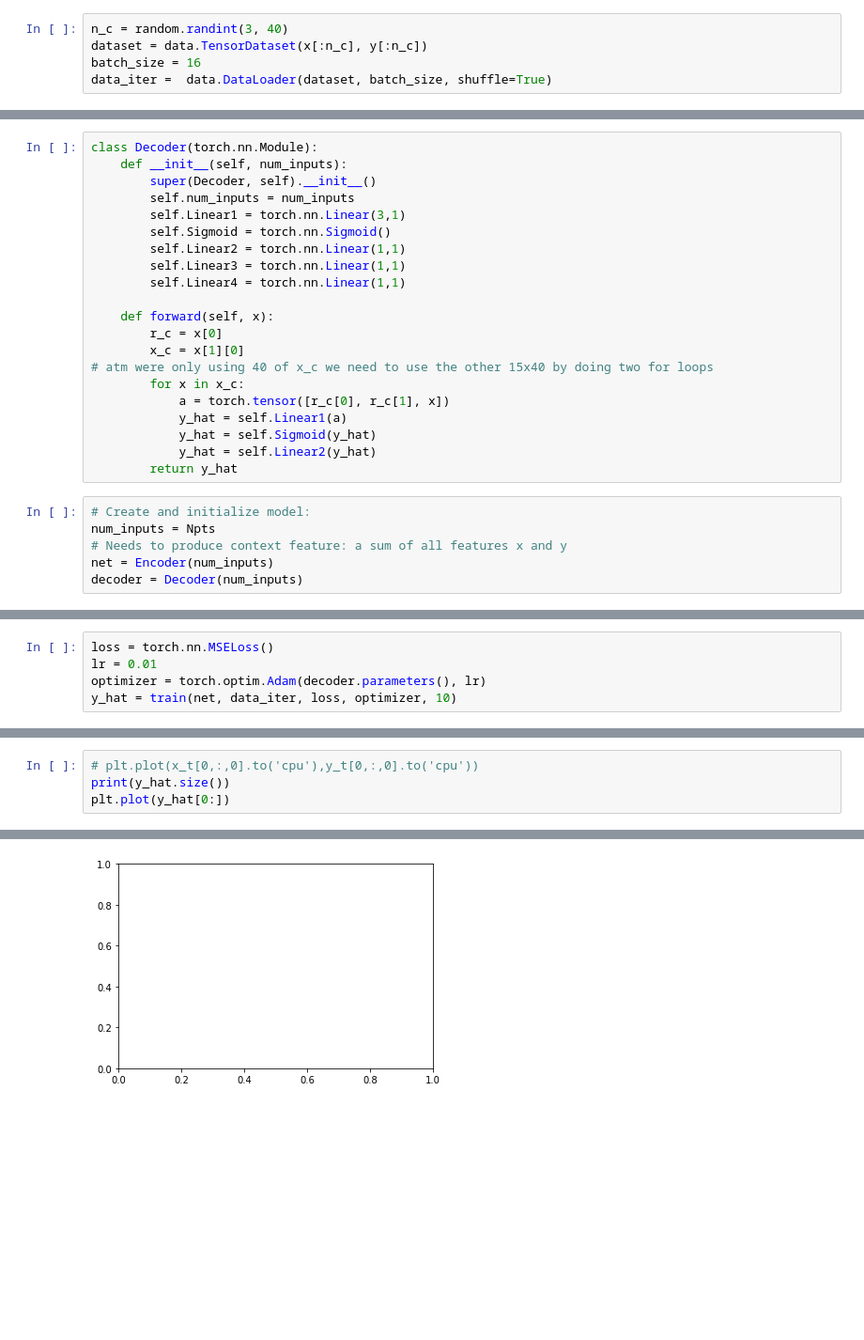
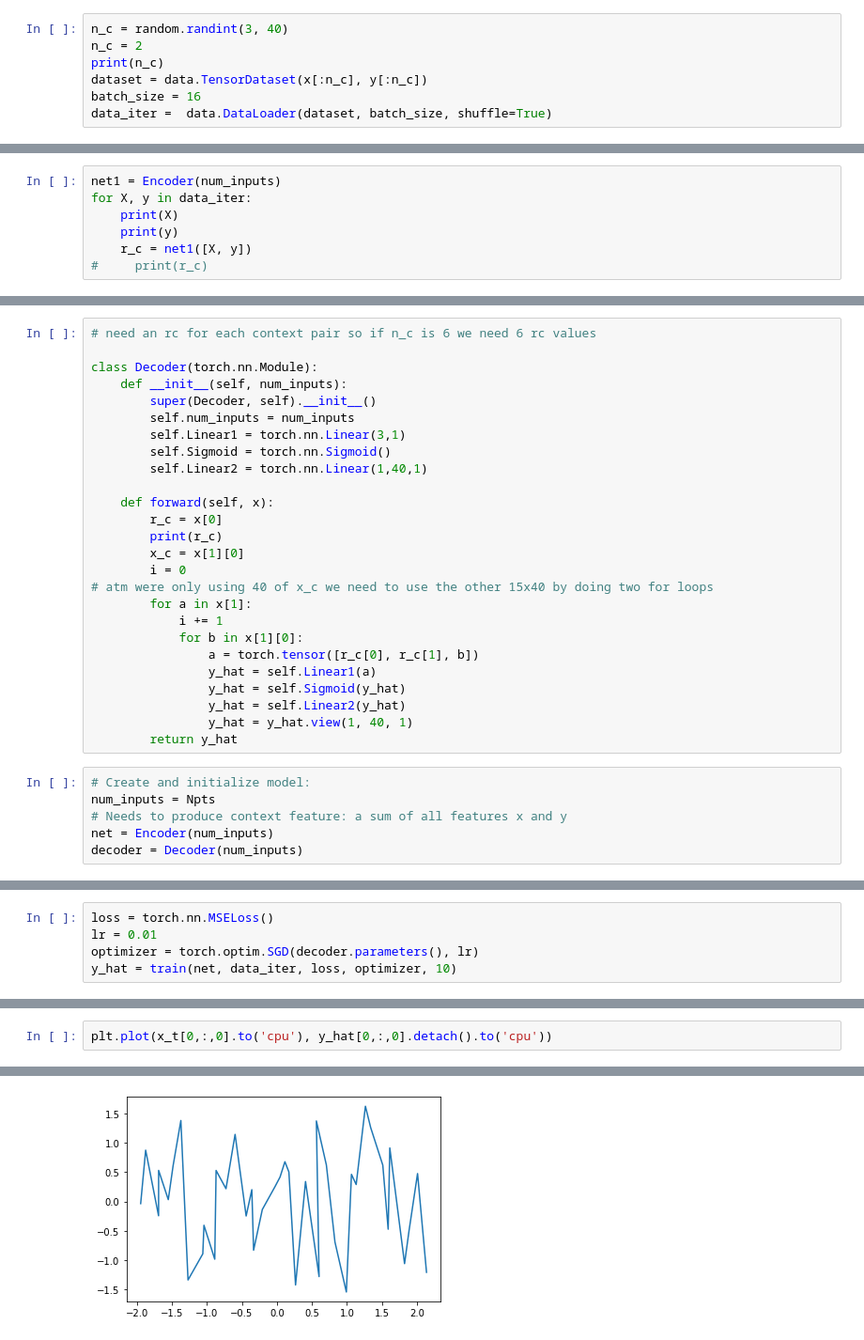
Before and after one commit to johnsn27/artificialIntelligence, a Jupyter notebook: CWTask/CW.ipynb, the cells around one changed output, grey strips where cells are left out. Shown: that part at 94% size. Cells and saved outputs as stored; diff of their text form; blank space fills up the shorter version.

Commit message:
plotting graph - incorrectly :(

```diff
--- a/CWTask/CW.ipynb
+++ b/CWTask/CW.ipynb
@@ -112,5 +112,7 @@ plt.plot(x[6,:],y[6,:])
 # %%
 n_c = random.randint(3, 40)
+n_c = 2
+print(n_c)
 dataset = data.TensorDataset(x[:n_c], y[:n_c])
 batch_size = 16
 data_iter =  data.DataLoader(dataset, batch_size, shuffle=True)
@@ -125,3 +129,10 @@ class Encoder(torch.nn.Module):
         averagey = torch.mean(x[1])
         r_c = [averagex,averagey]
         return r_c
+# %%
+net1 = Encoder(num_inputs)
+for X, y in data_iter:
+    print(X)
+    print(y)
+    r_c = net1([X, y])
+#     print(r_c)
@@ -128,23 +157,28 @@ class Encoder(torch.nn.Module):
 # %%
+# need an rc for each context pair so if n_c is 6 we need 6 rc values
+
 class Decoder(torch.nn.Module):
     def __init__(self, num_inputs):
         super(Decoder, self).__init__()
         self.num_inputs = num_inputs
         self.Linear1 = torch.nn.Linear(3,1)
         self.Sigmoid = torch.nn.Sigmoid()
-        self.Linear2 = torch.nn.Linear(1,1)
-        self.Linear3 = torch.nn.Linear(1,1)
-        self.Linear4 = torch.nn.Linear(1,1)
+        self.Linear2 = torch.nn.Linear(1,40,1)
 
     def forward(self, x):
         r_c = x[0]
+        print(r_c)
         x_c = x[1][0]
+        i = 0
 # atm were only using 40 of x_c we need to use the other 15x40 by doing two for loops
-        for x in x_c:
-            a = torch.tensor([r_c[0], r_c[1], x])
-            y_hat = self.Linear1(a)
-            y_hat = self.Sigmoid(y_hat)
-            y_hat = self.Linear2(y_hat)
+        for a in x[1]:
+            i += 1
+            for b in x[1][0]:
+                a = torch.tensor([r_c[0], r_c[1], b])
+                y_hat = self.Linear1(a)
+                y_hat = self.Sigmoid(y_hat)
+                y_hat = self.Linear2(y_hat)
+                y_hat = y_hat.view(1, 40, 1)
         return y_hat
 # %%
 # Create and initialize model:
@@ -171,6 +203,6 @@ def train(net, train_iter, loss, optimizer, epochs):
 # %%
 loss = torch.nn.MSELoss()
 lr = 0.01
-optimizer = torch.optim.Adam(decoder.parameters(), lr)
+optimizer = torch.optim.SGD(decoder.parameters(), lr)
 y_hat = train(net, data_iter, loss, optimizer, 10)
 # %% [output]
@@ -187,5 +224,3 @@ y_hat = train(net, data_iter, loss, optimizer, 10)
 # %%
-# plt.plot(x_t[0,:,0].to('cpu'),y_t[0,:,0].to('cpu'))
-print(y_hat.size())
-plt.plot(y_hat[0:])
+plt.plot(x_t[0,:,0].to('cpu'), y_hat[0,:,0].detach().to('cpu'))
 # %% [output]
@@ -194 +228 @@ RuntimeError: Can't call numpy() on Tensor that requires grad. Use tensor.detach
-[figure, old version]
+[figure, new version]
```
Also changed, not shown: parts of 10 cells of this notebook.
